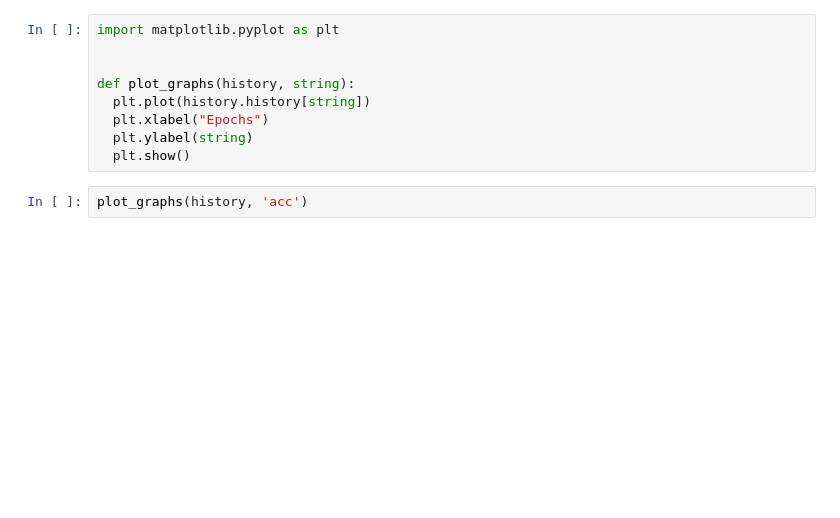
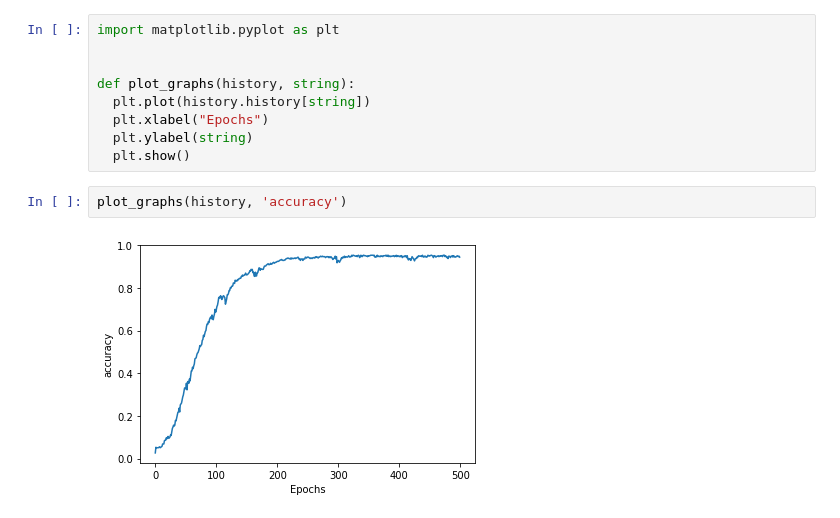
Before and after one commit to sergejhorvat/TensorFlow-in-Practice---Coursera, a Jupyter notebook: Natural Language Processing in TensorFlow/Week 4 - Lesson 1 - Notebook.ipynb, the cells around one changed output. Saved outputs shown, nothing was run; the diff lists cells and outputs as text; blank space fills up the shorter version.

```diff
--- a/Natural Language Processing in TensorFlow/Week 4 - Lesson 1 - Notebook.ipynb
+++ b/Natural Language Processing in TensorFlow/Week 4 - Lesson 1 - Notebook.ipynb
@@ -76,7 +152,9 @@ def plot_graphs(history, string):
   plt.ylabel(string)
   plt.show()
 # %%
-plot_graphs(history, 'acc')
+plot_graphs(history, 'accuracy')
+# %% [output]
+[figure, added]
 # %%
 seed_text = "Laurence went to dublin"
 next_words = 100
```
Also changed, not shown: parts of 9 cells of this notebook.
